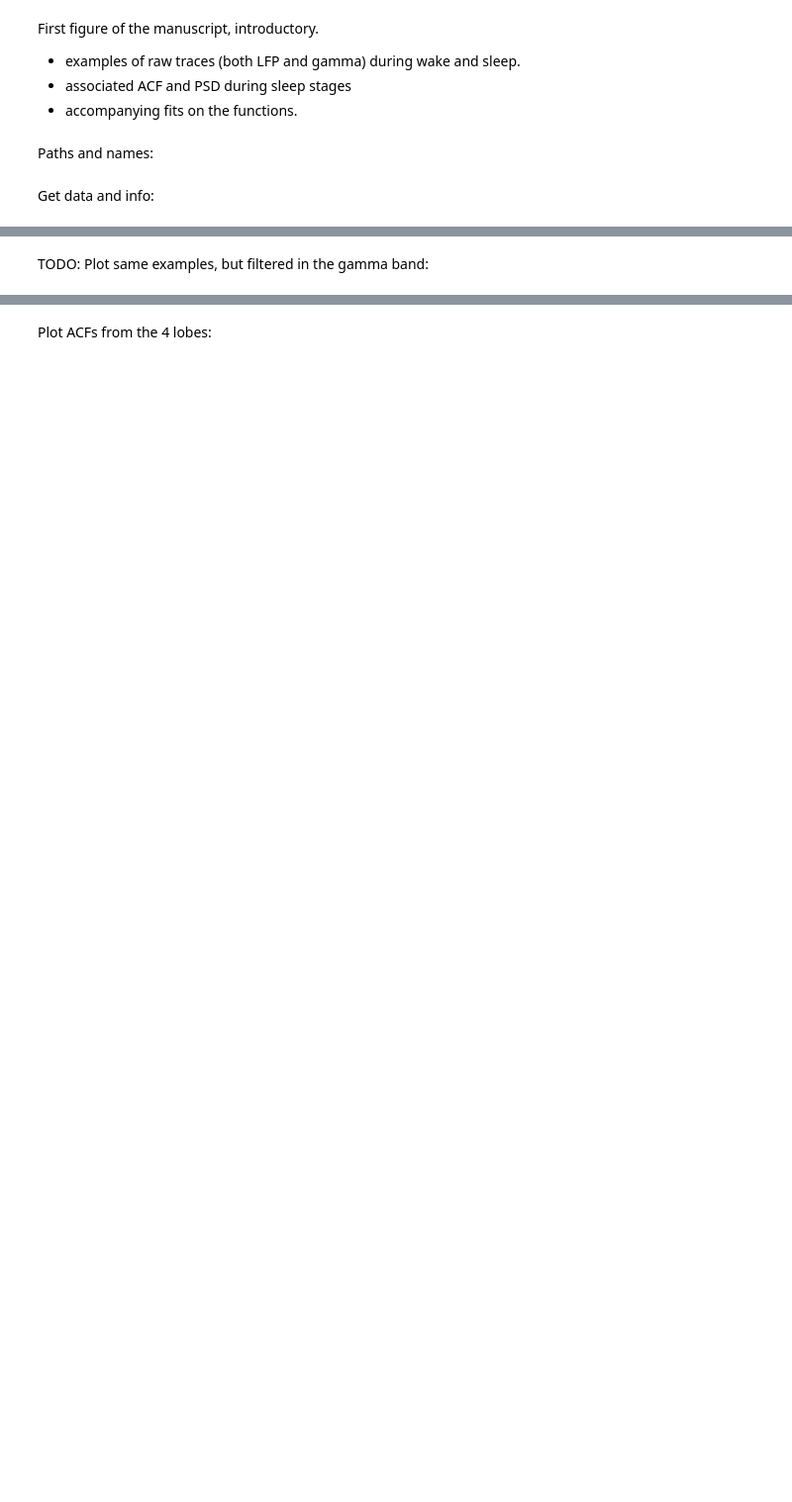
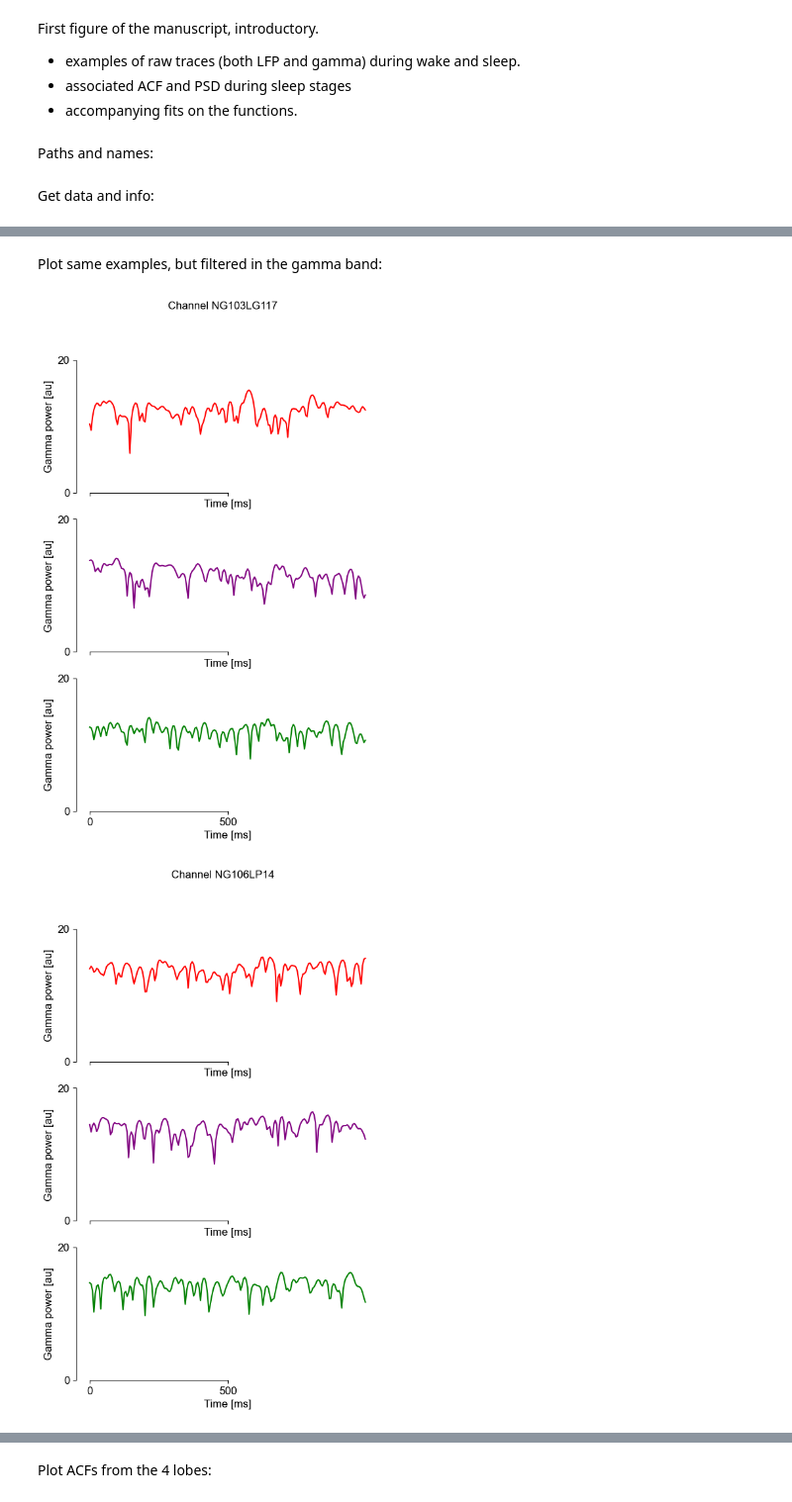
Before and after one commit to cusinatr/MNI-Analysis, a Jupyter notebook: Fig_0.ipynb, the cells around one changed output, grey strips where cells are left out. Shown at 99% size. Cells and saved outputs as stored; diff of their text form; code cells hidden in the pictures; blank space fills up the shorter version.

```diff
--- a/Fig_0.ipynb
+++ b/Fig_0.ipynb
@@ -174,28 +203,45 @@ for ch in chans:
 # %% [markdown]
-TODO: Plot same examples, but filtered in the gamma band:
+Plot same examples, but filtered in the gamma band:
 # %%
-# Patients and channels to use
-pats = [103, 106, 53]
-chans = ["NG103LG117", "NG106LP14", "MD053RA1"]
+_set_font_params()
 
 # Plot traces
-t_start = 2
-t_end = t_start + 1
 idx_start = int(t_start * sfreq)
 idx_end = int(t_end * sfreq)
-for ch in chans:
-    fig, axs = plt.subplots(1, 3, figsize=(18, 3), sharex=True, sharey=True)
-    idx = df_info.loc[df_info["chan"] == ch].index[0]
-    axs[0].plot(data_W[idx, idx_start:idx_end], c=color_stages["W"], label="Wake")
-    axs[1].plot(data_N3[idx, idx_start:idx_end], c=color_stages["N3"], label="NREM3")
-    axs[2].plot(data_R[idx, idx_start:idx_end], c=color_stages["R"], label="REM")
-    for i in range(3):
+for pat, ch in zip(pats, chans):
+    fig, axs = plt.subplots(3, 1, figsize=(6, 9), sharex=True, sharey=True)
+    # Create raw data
+    for i, (stage, dat_stage) in enumerate(
+        zip(["W", "N3", "R"], [data_W, data_N3, data_R])
+    ):
+        # Select data for patient and stage
+        idx_pat = df_info.loc[df_info["pat"] == pat].index
+        data_stage_pat = dat_stage[idx_pat]
+        chans_stage_pat = df_info.loc[idx_pat, "chan"].to_list()
+        # Create raw
+        raw_stage_pat = uti.create_RawMNE(data_stage_pat, chans_stage_pat, sfreq)
+        # Filter and get gamma
+        raw_stage_pat.filter(40, 80, verbose=False)
+        raw_stage_pat.apply_hilbert(envelope=True)
+        # Apply log-transformation to make data more "normal"
+        raw_stage_pat._data = np.log(raw_stage_pat._data**2)
+        # Pick channel and time
+        data_chan = raw_stage_pat.get_data(picks=ch, tmin=t_start, tmax=t_end)
+
+        # Plot
+        axs[i].plot(data_chan[0], c=color_stages[stage], label=stages_dict[stage])
         axs[i].spines[["top", "right"]].set_visible(False)
         axs[i].set_xticks([0, int(sfreq / 2)], labels=[0, 500], fontsize=12)
         axs[i].spines["bottom"].set_bounds(0, int(sfreq / 2))
         axs[i].set_xlabel("Time [ms]", fontsize=12)
-        axs[i].set_yticks([-50, 50], labels=[0, 100], fontsize=12)
-        axs[i].spines["left"].set_bounds(-50, 50)
-        axs[i].set_ylabel("Amplitude [uV]", fontsize=12)
+        axs[i].set_yticks([-10, 10], labels=[0, 20], fontsize=12)
+        axs[i].spines["left"].set_bounds(-10, 10)
+        axs[i].set_ylabel("Gamma power [au]", fontsize=12)
     fig.suptitle(f"Channel {ch}")
+    fig.savefig(fig_path.joinpath("Fig_0", f"traces_{ch}_gamma.svg"), format="svg")
     plt.show()
+
+_reset_default_rc()
+# %% [output]
+[figure, added]
+[figure, added]
```
Also changed, not shown: parts of 14 cells of this notebook, 1 other file.
